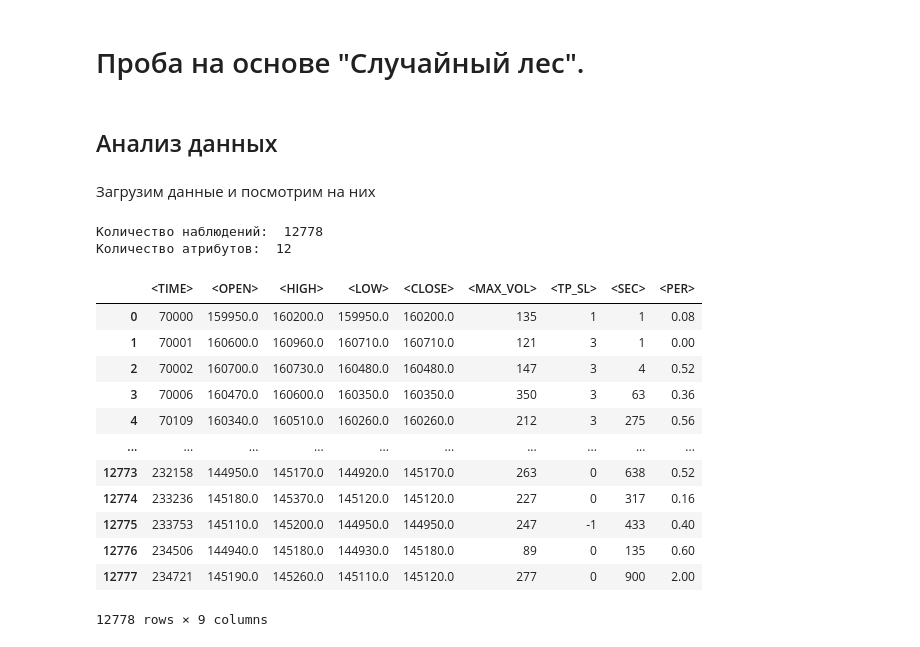
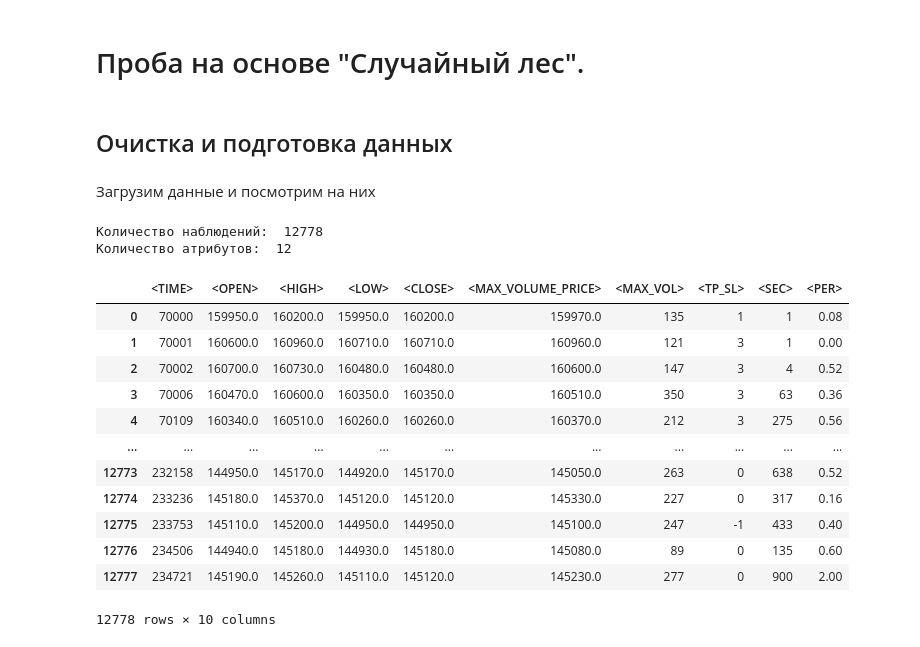
Before and after one commit to Alkor135/exchange, a Jupyter notebook: analize/Случайный_лес.ipynb, the cells around one changed output. Cells and saved outputs as stored; diff of their text form; code cells hidden in the pictures.

```diff
--- a/analize/Случайный_лес.ipynb
+++ b/analize/Случайный_лес.ipynb
@@ -16,40 +16,41 @@ from matplotlib.legend_handler import HandlerLine2D
 from sklearn.tree import export_graphviz
 import graphviz
 # %% [markdown]
-## Анализ данных
+## Очистка и подготовка данных
 # %% [markdown]
 Загрузим данные и посмотрим на них
 # %%
 df = pd.read_csv(
         Path('c:\data_quote\data_prepare_RTS_range_mvc_tpsl_sec\SPFB.RTS_00_range250_splice_2022.txt'),
         delimiter=','
     )
 print("Количество наблюдений: ", df.shape[0])
 print("Количество атрибутов: ", df.shape[1])
 
-# Убираем ненужные колонки
-df.drop(labels=['<DATE>', '<VOL>', '<MAX_VOLUME_PRICE>'], axis=1, inplace=True)
+df.drop(labels=['<DATE>', '<VOL>'], axis=1, inplace=True)  # Убираем ненужные колонки
 df.rename(columns={'<MAX_VOLUME_CLUSTER>': '<MAX_VOL>'}, inplace=True)  # Переименование колонки
 
-pd.set_option('display.max_columns', None)
+# Настройки отображения DF
+# pd.set_option('max_rows', 5)  # Установка 5 строк вывода DF
+pd.set_option('display.max_columns', None)  # Сброс ограничений на показ числа столбцов
 
 df
 # %% [output]
 Количество наблюдений:  12778
 Количество атрибутов:  12
-|  | <TIME> | <OPEN> | <HIGH> | <LOW> | <CLOSE> | <MAX_VOL> | <TP_SL> | <SEC> | <PER> |
-| 0 | 70000 | 159950.0 | 160200.0 | 159950.0 | 160200.0 | 135 | 1 | 1 | 0.08 |
-| 1 | 70001 | 160600.0 | 160960.0 | 160710.0 | 160710.0 | 121 | 3 | 1 | 0.00 |
-| 2 | 70002 | 160700.0 | 160730.0 | 160480.0 | 160480.0 | 147 | 3 | 4 | 0.52 |
-| 3 | 70006 | 160470.0 | 160600.0 | 160350.0 | 160350.0 | 350 | 3 | 63 | 0.36 |
-| 4 | 70109 | 160340.0 | 160510.0 | 160260.0 | 160260.0 | 212 | 3 | 275 | 0.56 |
-| ... | ... | ... | ... | ... | ... | ... | ... | ... | ... |
-| 12773 | 232158 | 144950.0 | 145170.0 | 144920.0 | 145170.0 | 263 | 0 | 638 | 0.52 |
-| 12774 | 233236 | 145180.0 | 145370.0 | 145120.0 | 145120.0 | 227 | 0 | 317 | 0.16 |
-| 12775 | 233753 | 145110.0 | 145200.0 | 144950.0 | 144950.0 | 247 | -1 | 433 | 0.40 |
-| 12776 | 234506 | 144940.0 | 145180.0 | 144930.0 | 145180.0 | 89 | 0 | 135 | 0.60 |
-| 12777 | 234721 | 145190.0 | 145260.0 | 145110.0 | 145120.0 | 277 | 0 | 900 | 2.00 |
+|  | <TIME> | <OPEN> | <HIGH> | <LOW> | <CLOSE> | <MAX_VOLUME_PRICE> | <MAX_VOL> | <TP_SL> | <SEC> | <PER> |
+| 0 | 70000 | 159950.0 | 160200.0 | 159950.0 | 160200.0 | 159970.0 | 135 | 1 | 1 | 0.08 |
+| 1 | 70001 | 160600.0 | 160960.0 | 160710.0 | 160710.0 | 160960.0 | 121 | 3 | 1 | 0.00 |
+| 2 | 70002 | 160700.0 | 160730.0 | 160480.0 | 160480.0 | 160600.0 | 147 | 3 | 4 | 0.52 |
+| 3 | 70006 | 160470.0 | 160600.0 | 160350.0 | 160350.0 | 160510.0 | 350 | 3 | 63 | 0.36 |
+| 4 | 70109 | 160340.0 | 160510.0 | 160260.0 | 160260.0 | 160370.0 | 212 | 3 | 275 | 0.56 |
+| ... | ... | ... | ... | ... | ... | ... | ... | ... | ... | ... |
+| 12773 | 232158 | 144950.0 | 145170.0 | 144920.0 | 145170.0 | 145050.0 | 263 | 0 | 638 | 0.52 |
+| 12774 | 233236 | 145180.0 | 145370.0 | 145120.0 | 145120.0 | 145330.0 | 227 | 0 | 317 | 0.16 |
+| 12775 | 233753 | 145110.0 | 145200.0 | 144950.0 | 144950.0 | 145100.0 | 247 | -1 | 433 | 0.40 |
+| 12776 | 234506 | 144940.0 | 145180.0 | 144930.0 | 145180.0 | 145080.0 | 89 | 0 | 135 | 0.60 |
+| 12777 | 234721 | 145190.0 | 145260.0 | 145110.0 | 145120.0 | 145230.0 | 277 | 0 | 900 | 2.00 |
-12778 rows × 9 columns
+12778 rows × 10 columns
 # %%
 # Дальнейшая очистка данных
 df = df.loc[df['<TP_SL>'] != 0]  # Убираем строки где <TP_SL> равен 0
```
Also changed, not shown: parts of 26 cells of this notebook, 7 other files.
